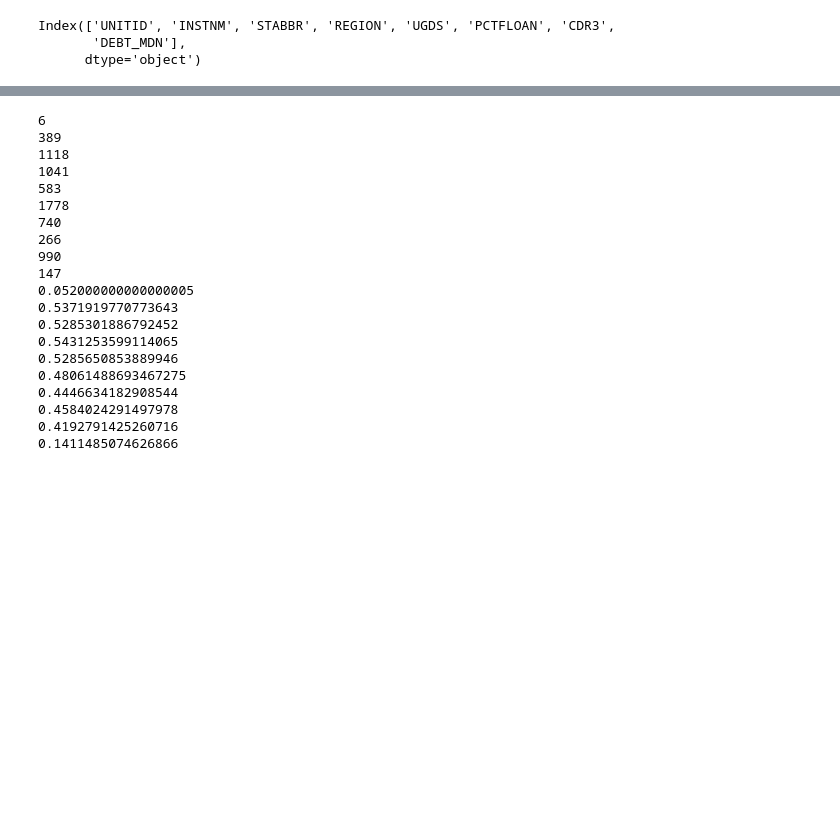
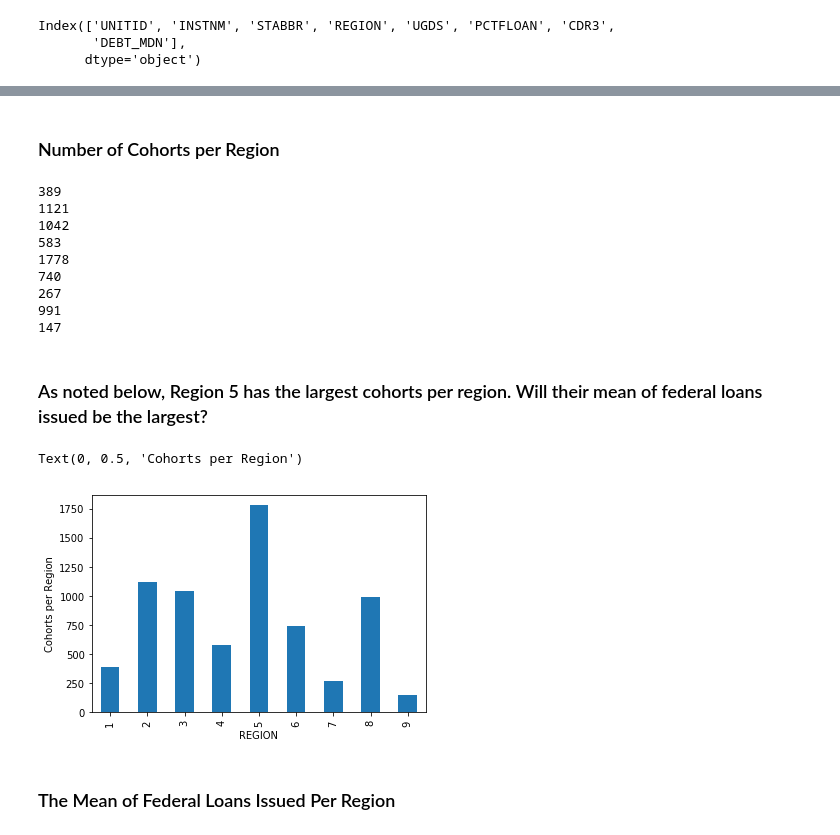
Before and after one commit to NinaMaxberry/Student-Loan-Default-Review, a Jupyter notebook: National Student Loan Debt Review.ipynb, the cells around one changed output, grey strips where cells are left out. Saved outputs shown, nothing was run; the diff lists cells and outputs as text; code cells hidden in the pictures; blank space fills up the shorter version.

```diff
--- a/National Student Loan Debt Review.ipynb
+++ b/National Student Loan Debt Review.ipynb
@@ -107,43 +101,31 @@ AllData
+# %% [markdown]
+### Number of Cohorts per Region
 # %%
 # Identify number of cohorts per region
 def my_regct(AllData):
     for x in AllData:
        print(x)
 
-results = AllData.groupby(['REGION'])['UNITID'].count()
+results = pd.Series(AllData.groupby(['REGION'])['UNITID'].count())
 
 my_regct(results)
-#df1 = my_regct
-
-
-def my_pctloan(AllData):
-    for x in AllData:
-       print(x)
-
-pctresults = AllData.groupby(['REGION'])['PCTFLOAN'].mean()
-
-
-my_pctloan(pctresults)
-
-#df2 = my_pctloan
 # %% [output]
-6
 389
-1118
-1041
+1121
+1042
 583
 1778
 740
-266
-990
+267
+991
 147
-0.052000000000000005
-0.5371919770773643
-0.5285301886792452
-0.5431253599114065
-0.5285650853889946
-0.48061488693467275
-0.4446634182908544
-0.4584024291497978
-0.4192791425260716
-0.1411485074626866
+# %% [markdown]
+### As noted below, Region 5 has the largest cohorts per region.  Will their mean of federal loans issued be the largest?
+# %%
+results.plot('bar')
+plt.ylabel('Cohorts per Region')
+# %% [output]
+Text(0, 0.5, 'Cohorts per Region')
+[figure, added]
+# %% [markdown]
+### The Mean of Federal Loans Issued Per Region
```
Also changed, not shown: parts of 18 cells of this notebook, 3 other files.
